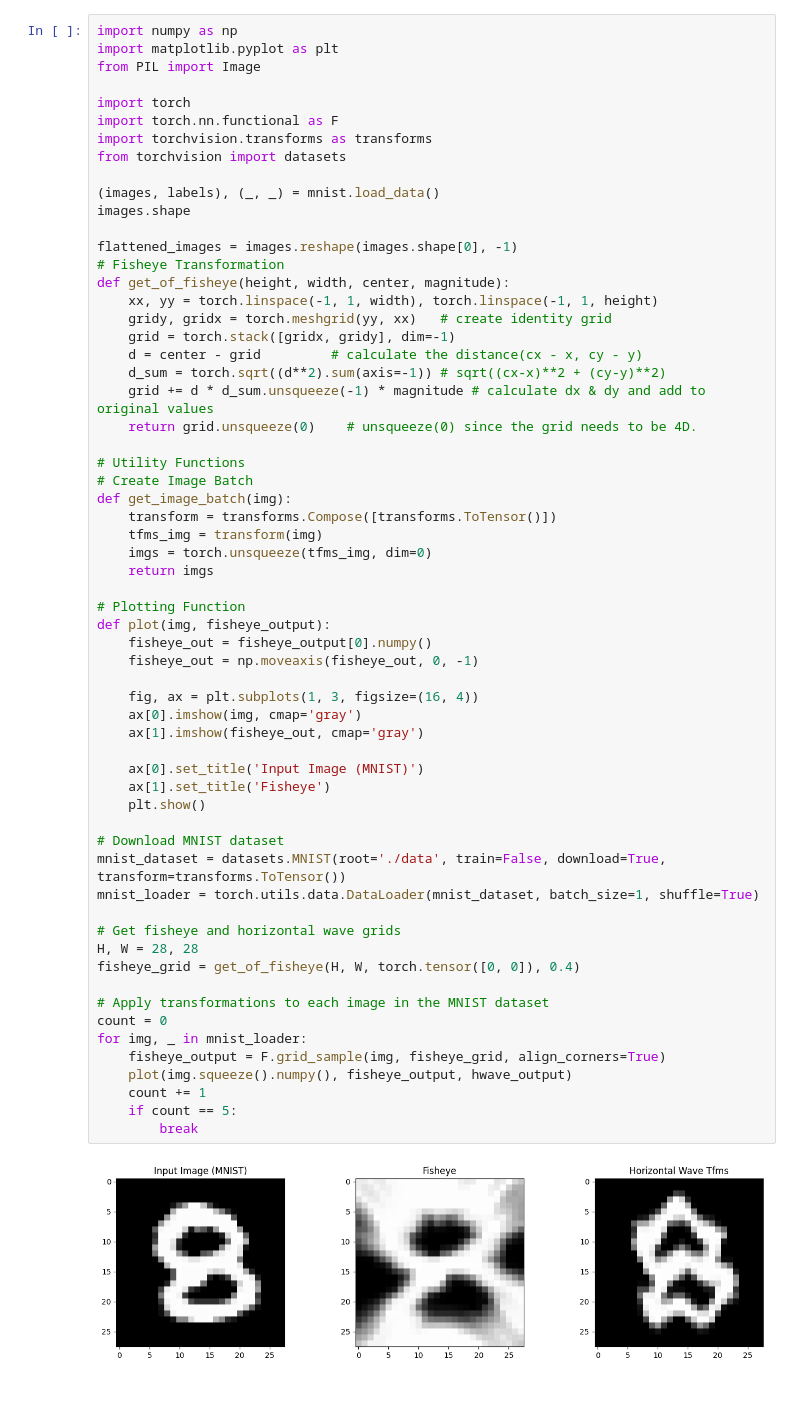
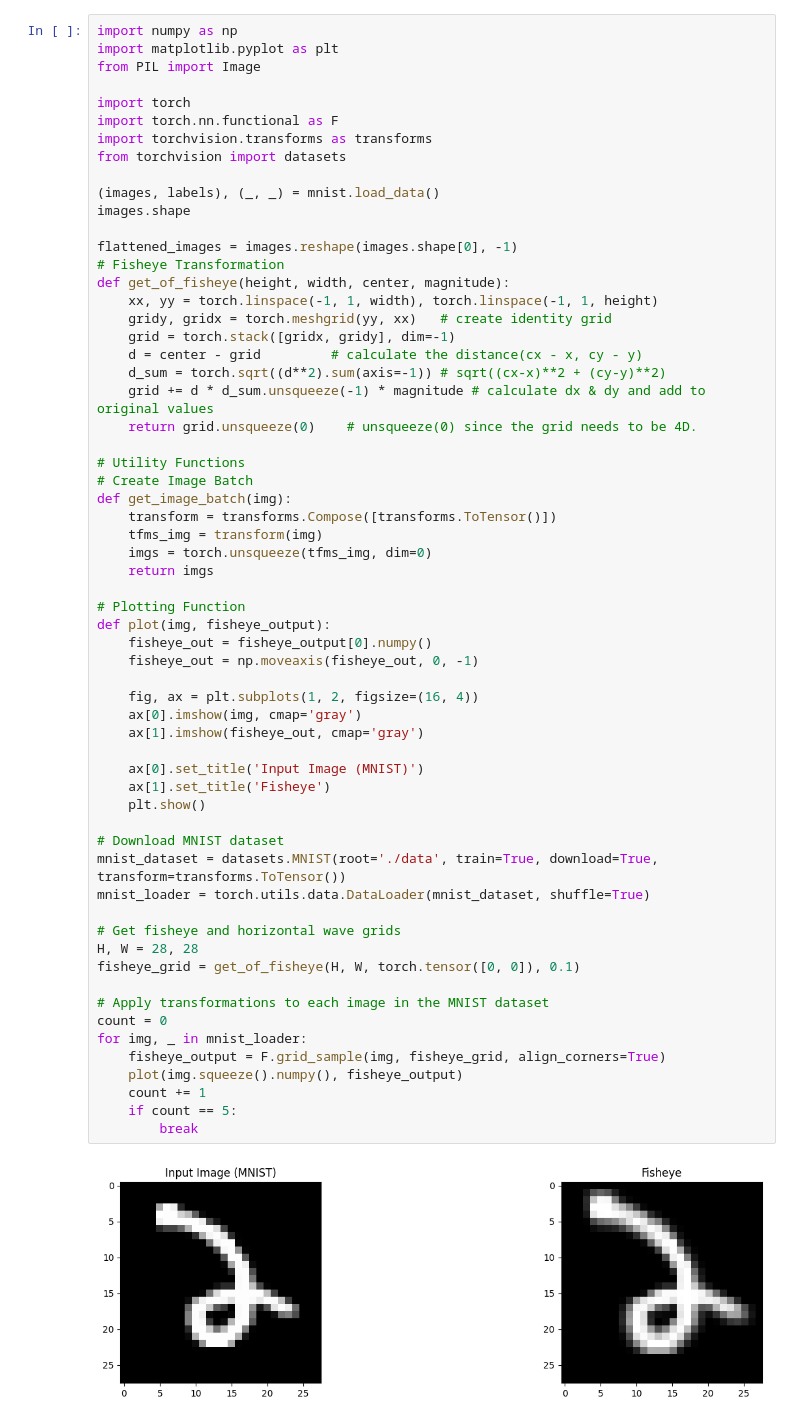
Before and after one commit to jlpercy/DimensionReductionMNIST, a Jupyter notebook: fisheye_2.ipynb, the cells around one changed output. Saved outputs shown, nothing was run; the diff lists cells and outputs as text; blank space fills up the shorter version.

Commit message:
fix nonlinear transform code

```diff
--- a/fisheye_2.ipynb
+++ b/fisheye_2.ipynb
@@ -68,36 +68,36 @@ def get_image_batch(img):
     transform = transforms.Compose([transforms.ToTensor()])
     tfms_img = transform(img)
     imgs = torch.unsqueeze(tfms_img, dim=0)
     return imgs
 
 # Plotting Function
 def plot(img, fisheye_output):
     fisheye_out = fisheye_output[0].numpy()
     fisheye_out = np.moveaxis(fisheye_out, 0, -1)
 
-    fig, ax = plt.subplots(1, 3, figsize=(16, 4))
+    fig, ax = plt.subplots(1, 2, figsize=(16, 4))
     ax[0].imshow(img, cmap='gray')
     ax[1].imshow(fisheye_out, cmap='gray')
 
     ax[0].set_title('Input Image (MNIST)')
     ax[1].set_title('Fisheye')
     plt.show()
 
 # Download MNIST dataset
-mnist_dataset = datasets.MNIST(root='./data', train=False, download=True, transform=transforms.ToTensor())
-mnist_loader = torch.utils.data.DataLoader(mnist_dataset, batch_size=1, shuffle=True)
+mnist_dataset = datasets.MNIST(root='./data', train=True, download=True, transform=transforms.ToTensor())
+mnist_loader = torch.utils.data.DataLoader(mnist_dataset, shuffle=True)
 
 # Get fisheye and horizontal wave grids
 H, W = 28, 28
-fisheye_grid = get_of_fisheye(H, W, torch.tensor([0, 0]), 0.4)
+fisheye_grid = get_of_fisheye(H, W, torch.tensor([0, 0]), 0.1)
 
 # Apply transformations to each image in the MNIST dataset
 count = 0
 for img, _ in mnist_loader:
     fisheye_output = F.grid_sample(img, fisheye_grid, align_corners=True)
-    plot(img.squeeze().numpy(), fisheye_output, hwave_output)
+    plot(img.squeeze().numpy(), fisheye_output)
     count += 1
     if count == 5:
         break
 # %% [output]
-[figure, old version]
+[figure, new version]
```
Also changed, not shown: parts of 14 cells of this notebook, 1 other file.
